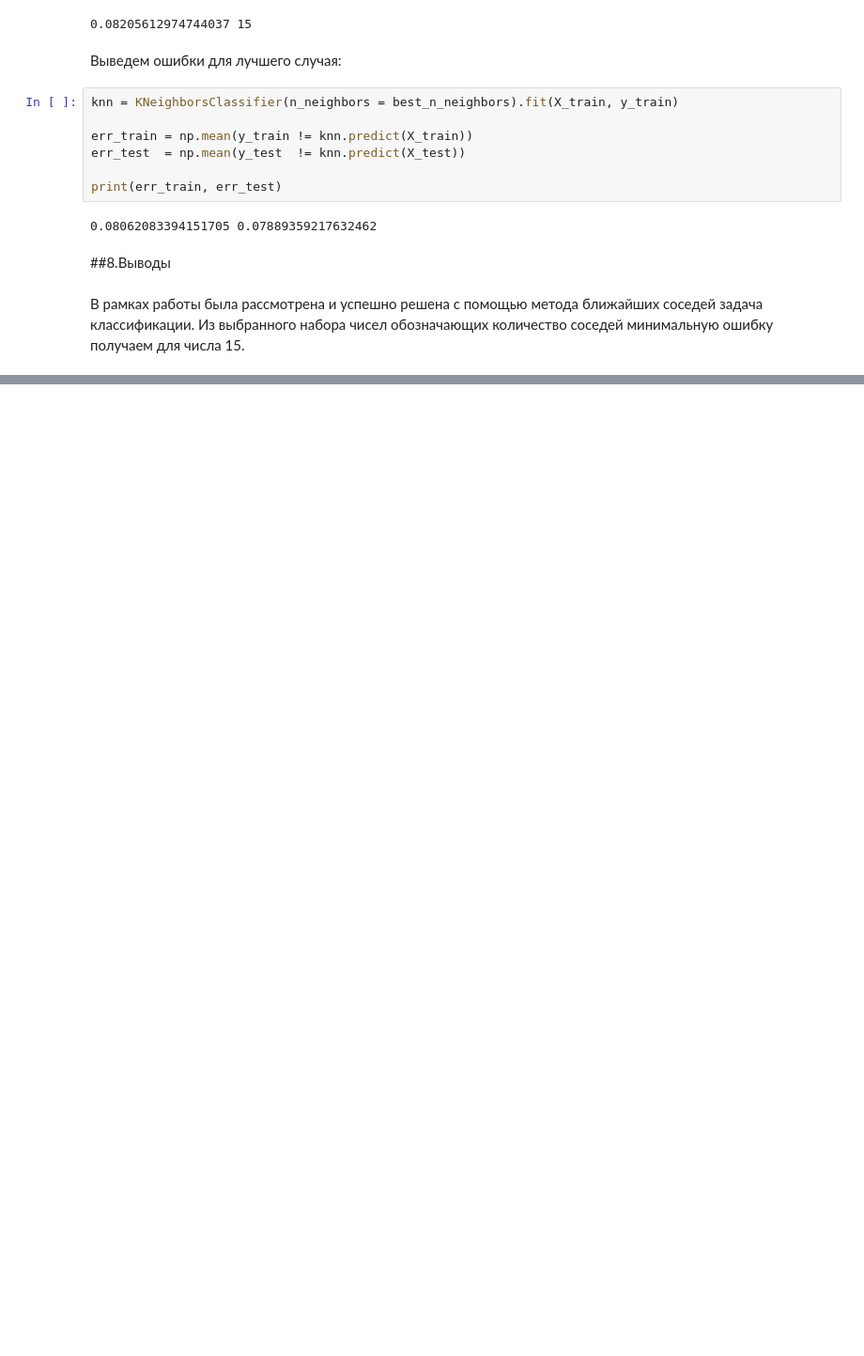
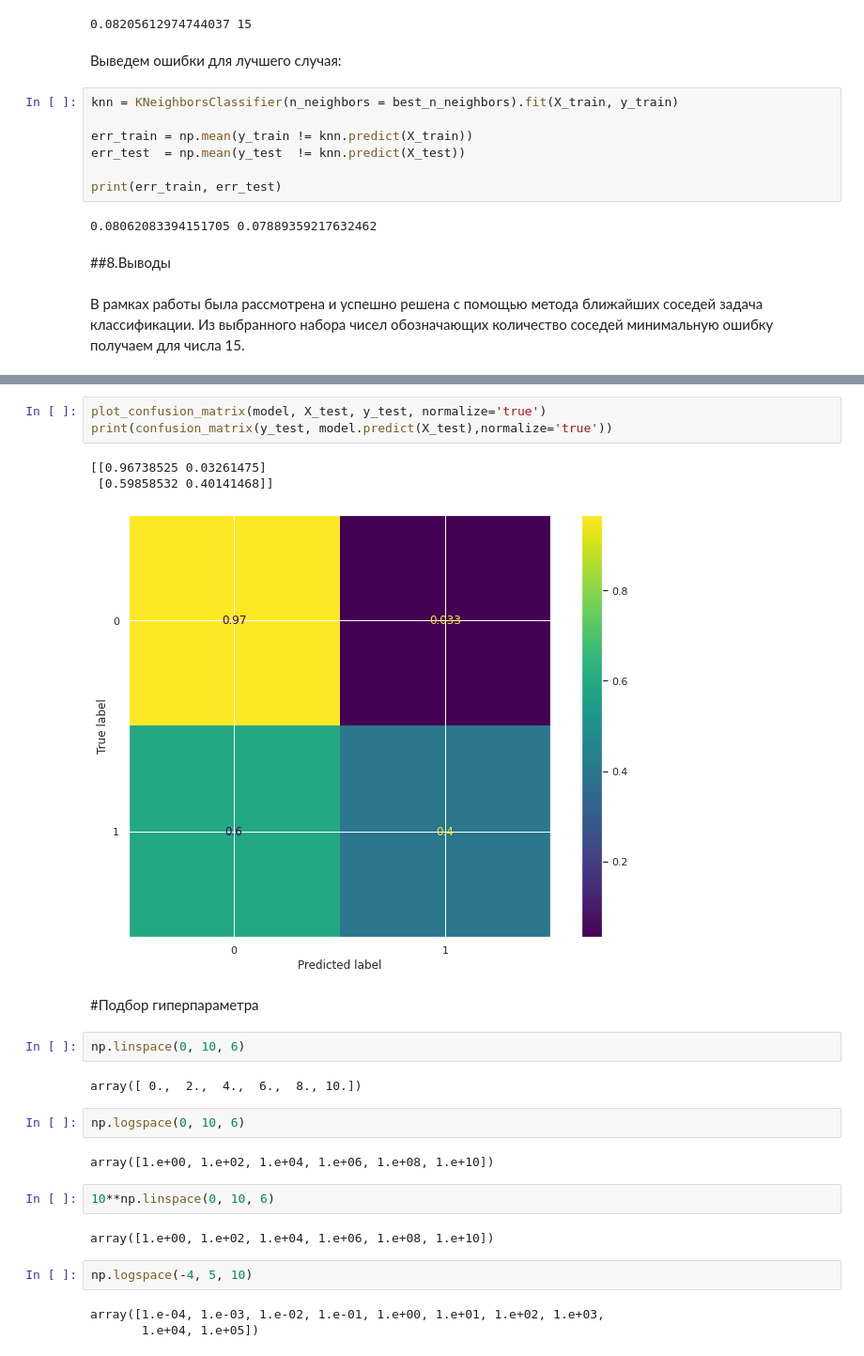
Before and after one commit to Dmitry145/ML, a Jupyter notebook: ML.ipynb, the cells around one changed output, grey strips where cells are left out. Shown at 94% size. Drawn from its saved outputs; the diff is of its cells as text; blank space fills up the shorter version.

```diff
--- a/ML.ipynb
+++ b/ML.ipynb
@@ -443,0 +489,26 @@ print(err_train, err_test)
+# %%
+plot_confusion_matrix(model, X_test, y_test, normalize='true')
+print(confusion_matrix(y_test, model.predict(X_test),normalize='true'))
+# %% [output]
+[[0.96738525 0.03261475]
+ [0.59858532 0.40141468]]
+[figure, added]
+# %% [markdown]
+#Подбор гиперпараметра
+# %%
+np.linspace(0, 10, 6)
+# %% [output]
+array([ 0.,  2.,  4.,  6.,  8., 10.])
+# %%
+np.logspace(0, 10, 6)
+# %% [output]
+array([1.e+00, 1.e+02, 1.e+04, 1.e+06, 1.e+08, 1.e+10])
+# %%
+10**np.linspace(0, 10, 6)
+# %% [output]
+array([1.e+00, 1.e+02, 1.e+04, 1.e+06, 1.e+08, 1.e+10])
+# %%
+np.logspace(-4, 5, 10)
+# %% [output]
+array([1.e-04, 1.e-03, 1.e-02, 1.e-01, 1.e+00, 1.e+01, 1.e+02, 1.e+03,
+       1.e+04, 1.e+05])
```
Also changed, not shown: parts of 21 cells of this notebook.
